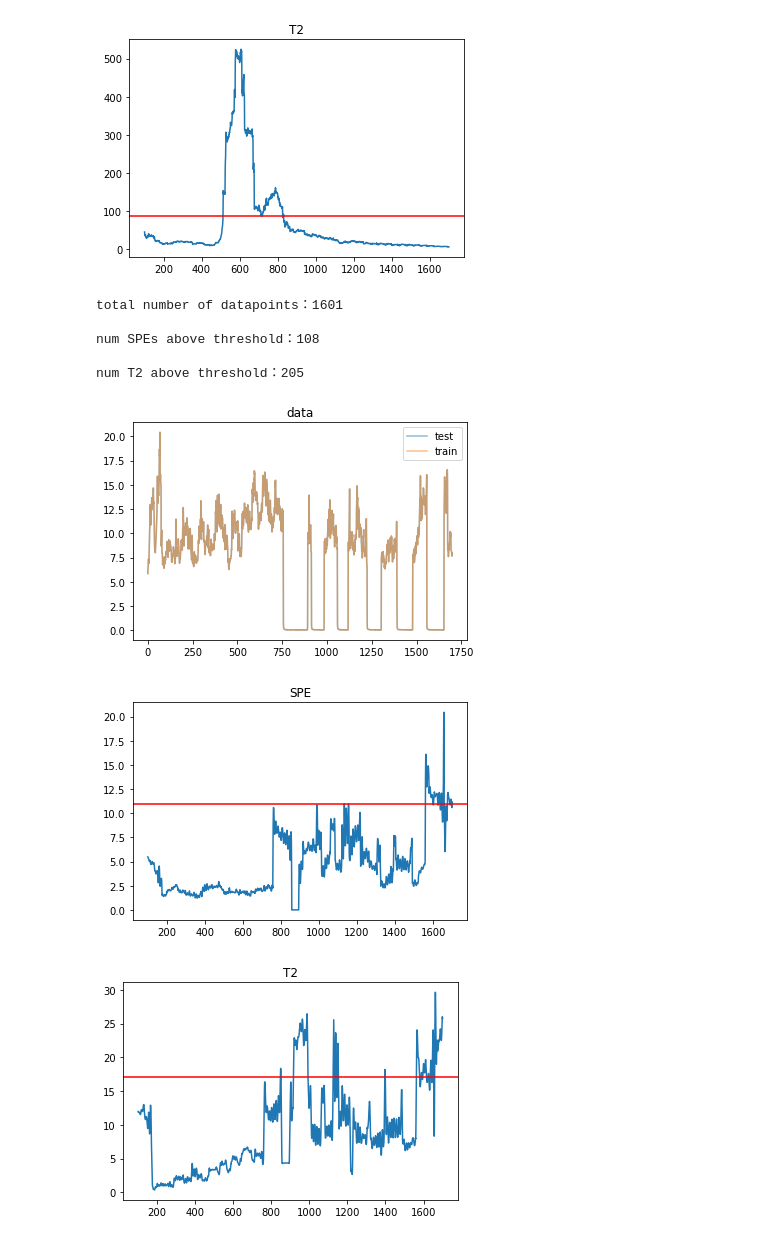
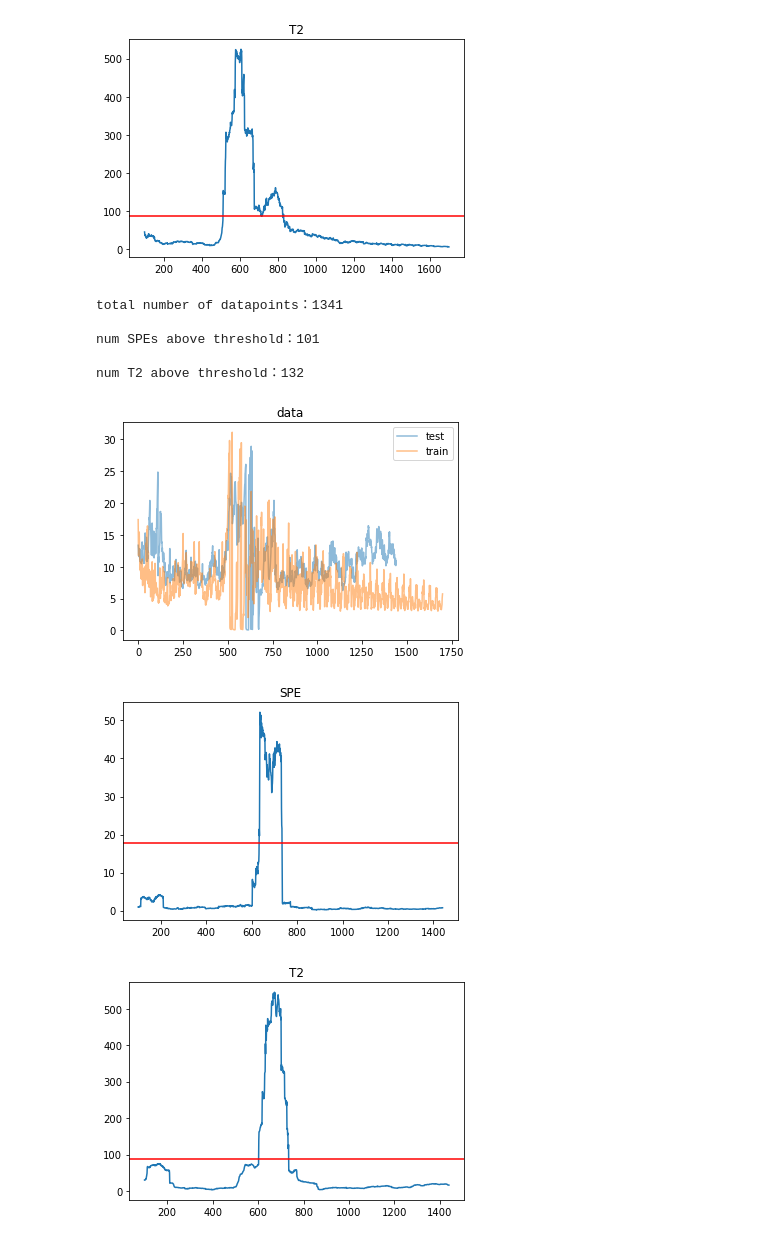
Before and after one commit to davidw0311/fault_diagnosis, a Jupyter notebook: pca_fault_detection.ipynb, the cells around one changed output. Saved outputs shown, nothing was run; the diff lists cells and outputs as text; code cells hidden in the pictures.

```diff
--- a/pca_fault_detection.ipynb
+++ b/pca_fault_detection.ipynb
@@ -14,7 +14,7 @@ traindata = np.load('data/sim/simdata3.npy')
 # from scipy.ndimage.filters import gaussian_filter
 # mydata = gaussian_filter(data, sigma=3)
 
-testdata = np.load('data/sim/simdata3.npy')
+testdata = np.load('data/sim/simdata2.npy')
 
 window_size = 100
 X = np.zeros((len(traindata)-window_size+1, window_size))
@@ -32,25 +32,13 @@ model.train(X_Train)
 
 testresult = model.test(X_test)
 
-def findChangepoints(values, limit, window_size):
-    cps = []
-    indices = np.argwhere(np.array(values)>limit)
-    i = 0
-    while i < len(indices):
-        cps.append(indices[i]+window_size)
-        i += window_size
-    return cps
 
+# plot the training and testing data
 plt.clf()
-plt.plot(traindata, label='train', alpha =0.5)
-plt.plot(testdata, label='test', alpha=0.5)
+plt.plot(traindata, label='train', color='orange', alpha =0.5)
+plt.plot(testdata, label='test', color='b',alpha=0.5)
 plt.legend()
 plt.title("data")
-# for cp in cps_spe:
-#     plt.axvline(cp, color='r', linestyle='--', label='SPE')
-# for cp in cps_t2:
-#     plt.axvline(cp+window_size, color='g', linestyle='--', label='T2')
-
 plt.show()
 
 plt.clf()
@@ -168,7 +156,7 @@ import numpy as np
 import pandas as pd
 
 
-trainfile = "data/torque0927.xlsx"
+trainfile = "data/torque.xlsx"
 testfile = "data/torque0927.xlsx"
 torqueDataFrameTrain = pd.read_excel(trainfile)
 torqueDataFrameTest = pd.read_excel(testfile)
@@ -180,7 +168,7 @@ traindata = torqueDataTrain[1500:3200]
 
 torqueDataTest = np.asarray(torqueDataFrameTest)
 torqueDataTest = torqueDataTest[:,1]
-testdata = torqueDataTest[1500:3200]
+testdata = torqueDataTest[810:2250]
 
 # mydata = np.concatenate((np.random.randn(1000), np.random.randn(1000)+5))
 # mydata = np.concatenate((mydata, np.random.randn(1000)-3))
@@ -211,36 +199,36 @@ def findChangepoints(values, limit, window_size):
         i += window_size
     return cps
 
 plt.clf()
 plt.plot(testdata, label='test', alpha = 0.5)
 plt.plot(traindata, label='train', alpha = 0.5)
 plt.legend()
 plt.title("data")
 # for cp in cps_spe:
 #     plt.axvline(cp, color='r', linestyle='--', label='SPE')
 # for cp in cps_t2:
 #     plt.axvline(cp+window_size, color='g', linestyle='--', label='T2')
 
 plt.show()
 
 plt.clf()
 plt.plot(np.arange(len(testresult['SPE']))+window_size, testresult['SPE'], label='SPE')
 plt.title("SPE")
 plt.axhline(model.model['SPE_limit'], color='r')
 plt.show()
 plt.clf()
 plt.title("T2")
 plt.plot(np.arange(len(testresult['T2'])) + window_size,testresult['T2'], label='T2')
 plt.axhline(model.model['T2_limit'], color='r')
 plt.show()
 # cps_spe = findChangepoints(testresult['SPE'], model.model['SPE_limit'], window_size)
 # cps_t2 = findChangepoints(testresult['T2'], model.model['T2_limit'], window_size)
 # %% [output]
-total number of datapoints：1601
+total number of datapoints：1341
 
-num SPEs above threshold：108
+num SPEs above threshold：101
 
-num T2 above threshold：205
+num T2 above threshold：132
-[figure, old version]
+[figure, new version]
-[figure, old version]
+[figure, new version]
-[figure, old version]
+[figure, new version]
```
Also changed, not shown: parts of 5 cells of this notebook, 5 other files.
